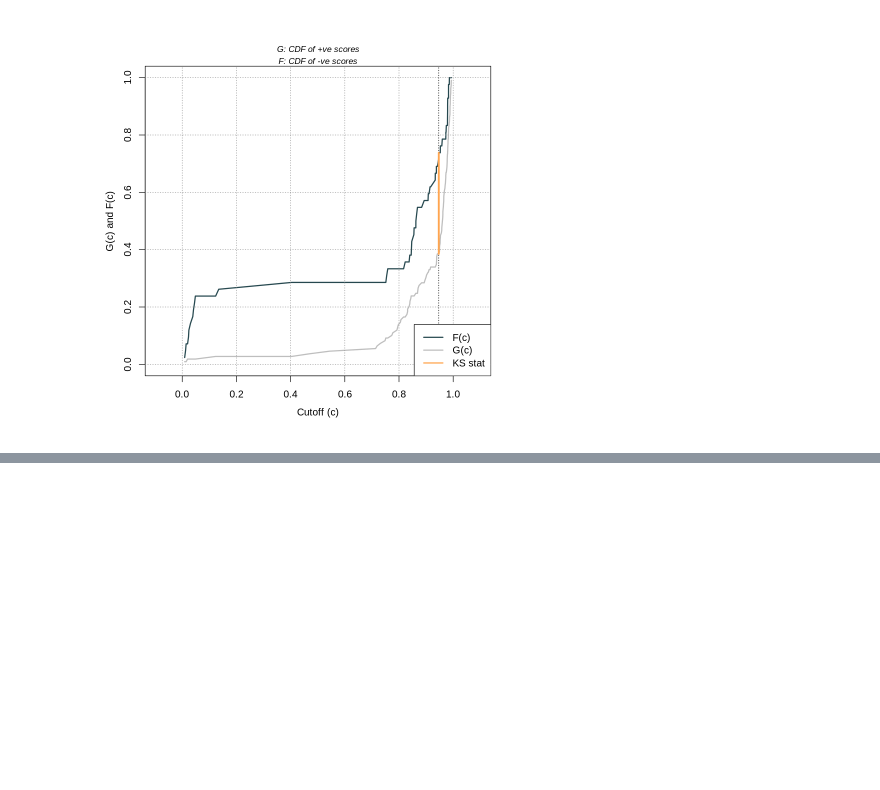
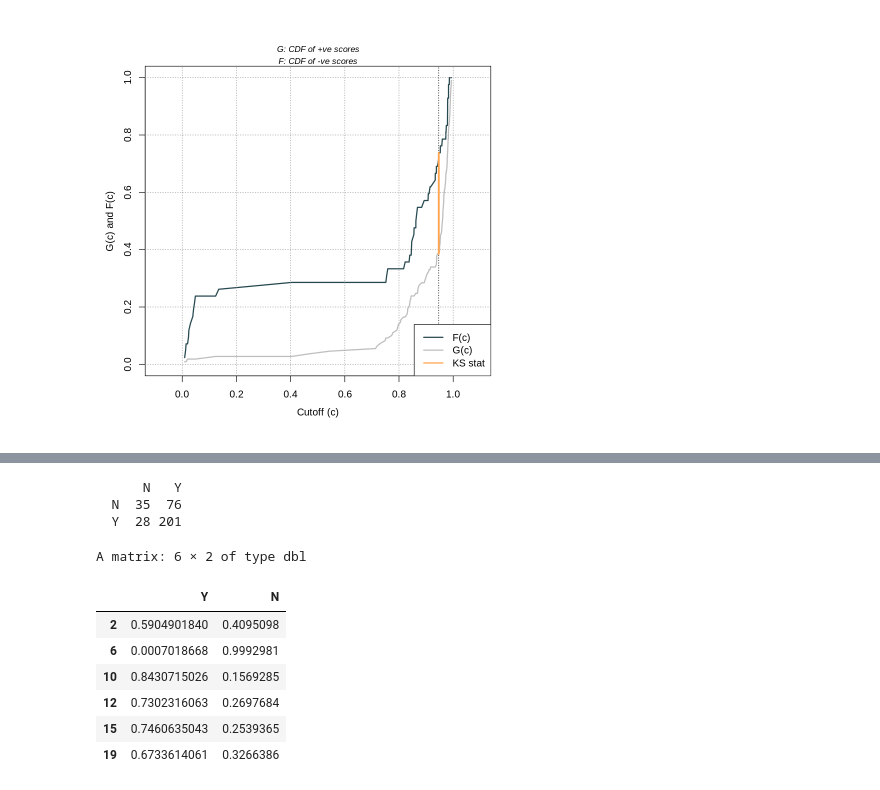
Before and after one commit to jaypeeml/firstrepo, a Jupyter notebook: rpg_program.ipynb, the cells around one changed output, grey strips where cells are left out. Saved outputs shown, nothing was run; the diff lists cells and outputs as text; code cells hidden in the pictures; blank space fills up the shorter version.

```diff
--- a/rpg_program.ipynb
+++ b/rpg_program.ipynb
@@ -663,0 +787,12 @@ $`KS Cutoff`
+# %%
+# logist <- glm(Loan_Status ~ ., family = binomial,data = x_train[,-1])
+# summary(logist)
+
+svmfit = svm(Loan_Status ~ .,
+             data = x_train[,-1],
+             kernel = "linear", #polynomial , radial , linear
+             probability=TRUE,
+             cost = 10,
+             scale = FALSE)
+
+summary(svmfit)
@@ -663,0 +819,18 @@ $`KS Cutoff`
+# %%
+table(x_train$Loan_Status, predict(svmfit))
+# %% [output]
+      N   Y
+  N  35  76
+  Y  28 201
+# %%
+pred <- predict(svmfit,x_test[, -1],probability=TRUE)
+head(attr(pred, "probabilities"))
+# %% [output]
+A matrix: 6 × 2 of type dbl
+|  | Y | N |
+| 2 | 0.5904901840 | 0.4095098 |
+| 6 | 0.0007018668 | 0.9992981 |
+| 10 | 0.8430715026 | 0.1569285 |
+| 12 | 0.7302316063 | 0.2697684 |
+| 15 | 0.7460635043 | 0.2539365 |
+| 19 | 0.6733614061 | 0.3266386 |
```
Also changed, not shown: parts of 14 cells of this notebook.
